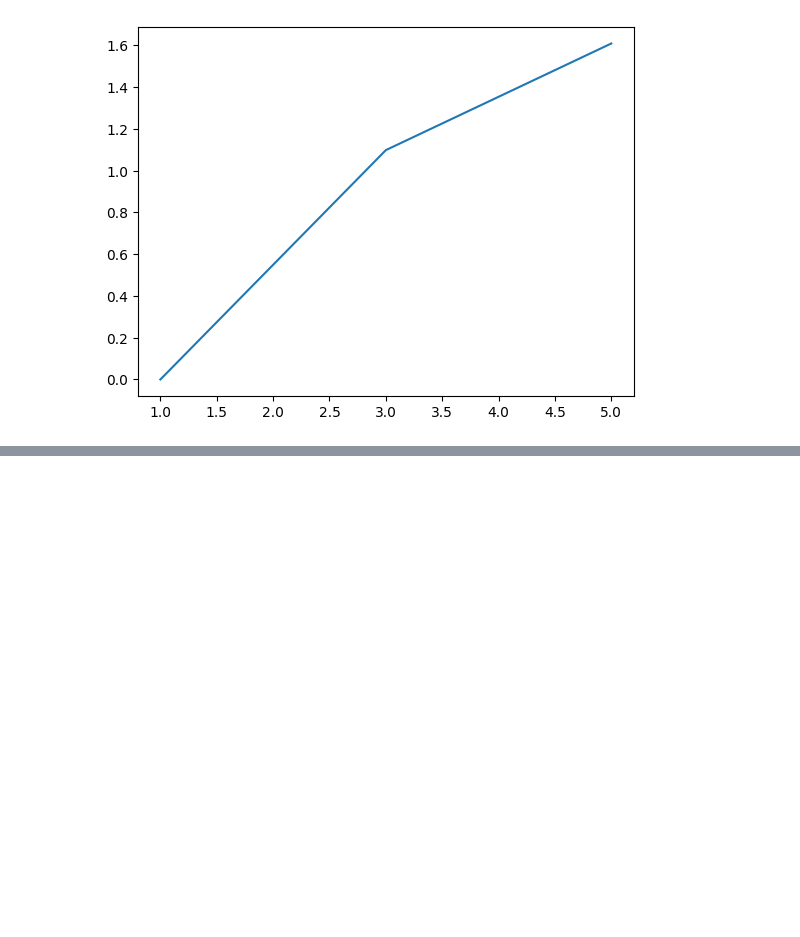
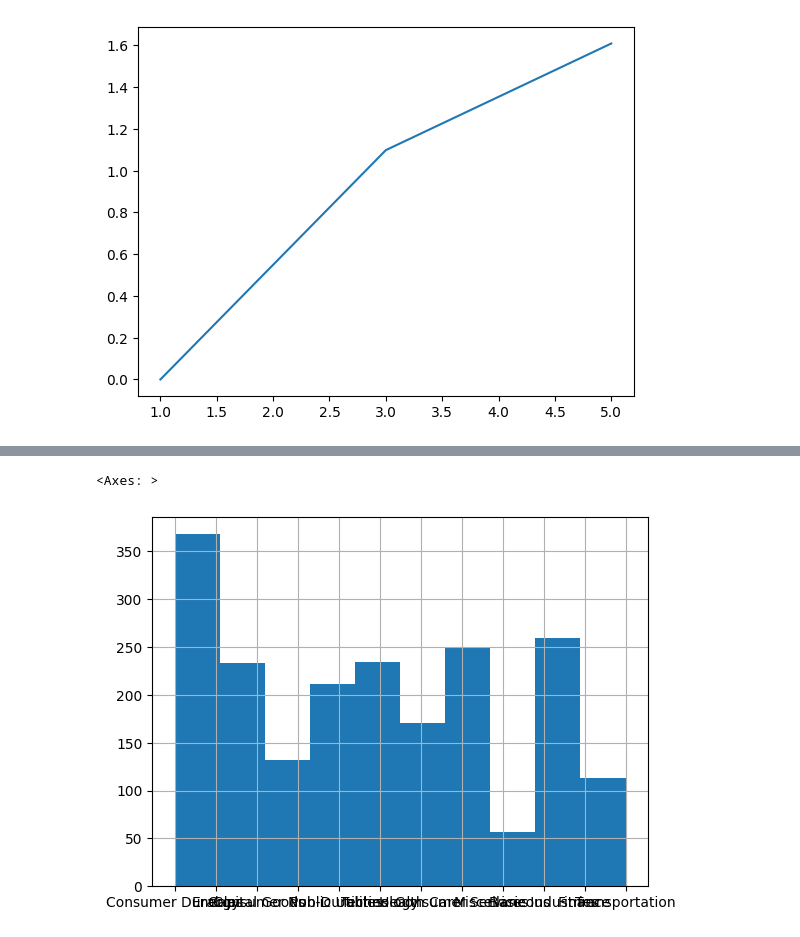
Before and after one commit to zayliet/scratchpad, a Jupyter notebook: nb_2026_01_05.ipynb, the cells around one changed output, grey strips where cells are left out. Drawn from its saved outputs; the diff is of its cells as text; code cells hidden in the pictures; blank space fills up the shorter version.

Commit message:
Created using Colab --testing histogram and other functions

```diff
--- a/nb_2026_01_05.ipynb
+++ b/nb_2026_01_05.ipynb
@@ -42,0 +47,5 @@ df.head()
+# %%
+df['Sector'].hist()
+# %% [output]
+<Axes: >
+[figure, added]
```
Also changed, not shown: parts of 5 cells of this notebook.
